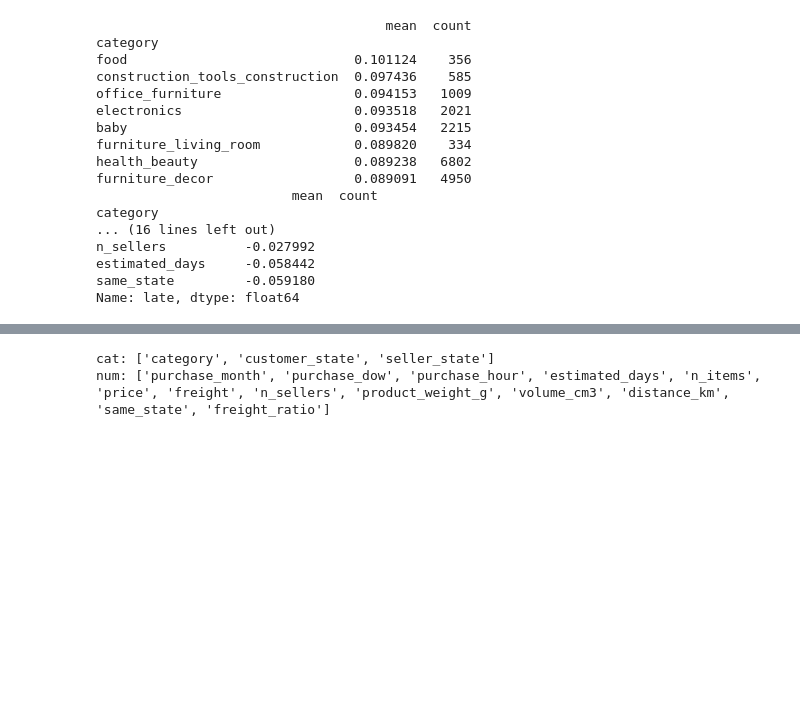
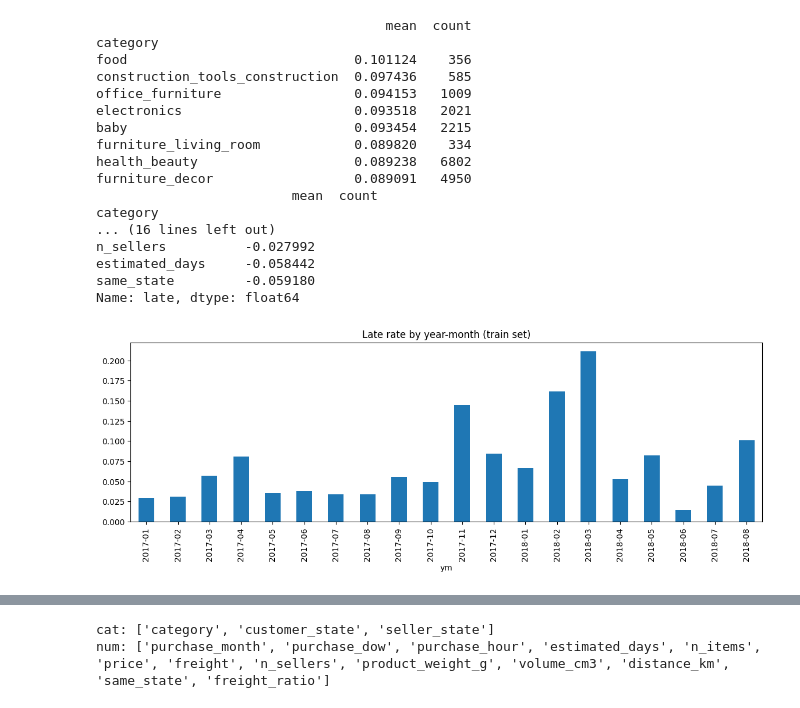
Before and after one commit to basmalamohamed744/olist-late-delivery, a Jupyter notebook: olist_late_delivery.ipynb, the cells around one changed output, grey strips where cells are left out. Cells and saved outputs as stored; diff of their text form; code cells hidden in the pictures; blank space fills up the shorter version.

```diff
--- a/olist_late_delivery.ipynb
+++ b/olist_late_delivery.ipynb
@@ -265,3 +293,12 @@ n_sellers          -0.027992
 estimated_days     -0.058442
 same_state         -0.059180
 Name: late, dtype: float64
+# %%
+tmp = df.loc[X_train.index].copy()
+tmp["ym"] = tmp["order_purchase_timestamp"].dt.to_period("M").astype(str)
+ym = tmp.groupby("ym")["late"].agg(["mean", "count"])
+ym = ym[ym["count"] > 300]
+ym["mean"].plot(kind="bar", figsize=(14, 4), title="Late rate by year-month (train set)")
+plt.show()
+# %% [output]
+[figure, added]
```
Also changed, not shown: parts of 23 cells of this notebook.
